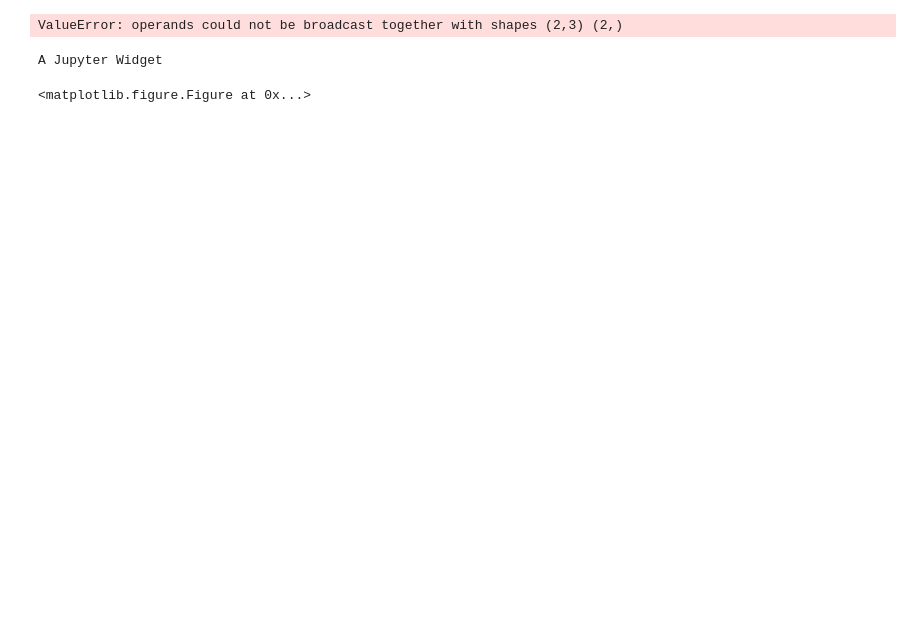
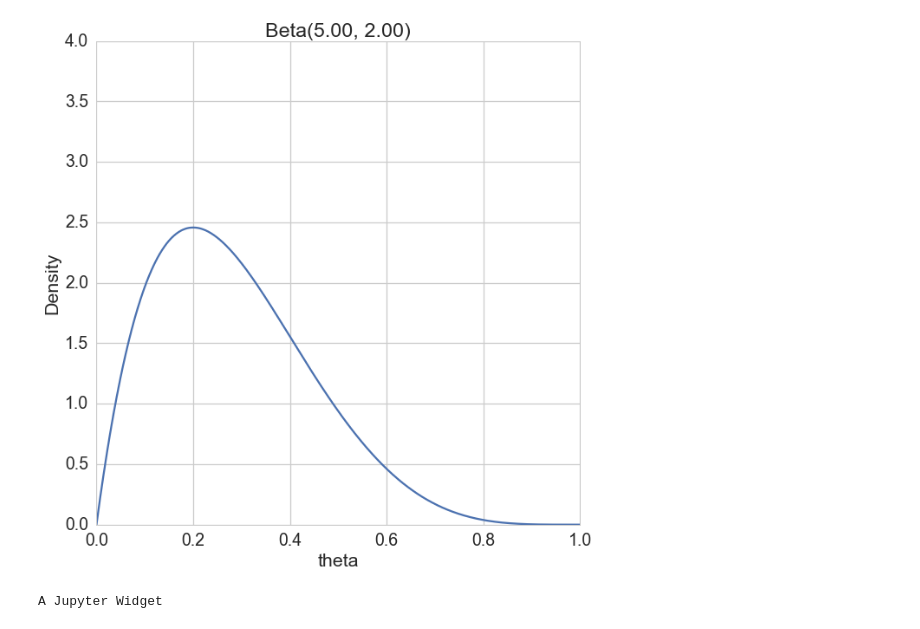
Before and after one commit to harvard-ml-courses/cs281-demos, a Jupyter notebook: Beta.ipynb, the cells around one changed output. Saved outputs shown, nothing was run; the diff lists cells and outputs as text; code cells hidden in the pictures; blank space fills up the shorter version.

```diff
--- a/Beta.ipynb
+++ b/Beta.ipynb
@@ -6,38 +6,36 @@ import numpy as np
 from scipy.special import gamma
 seaborn.set_context("talk", font_scale=1.5)
 seaborn.set_style("whitegrid")
-# %%
-np.array([[1,2,3], [1,2,3]]) ** np.array([1,2])
-# %% [output]
-ValueError: operands could not be broadcast together with shapes (2,3) (2,)
 # %%
 def dirichlet_partition(alphas):
     return gamma(alphas.sum()) / gamma(alphas).prod()
 # %%
 def beta_pdf(theta, alpha_0, alpha_1):
-    return dirichlet_partition(np.array(alpha_0, alpha_1)) * \
+    return gamma(alpha_0 + alpha_1) / (gamma(alpha_0) * gamma(alpha_1))* \
         (theta ** (alpha_1 -1)) * ( (1 - theta) ** (alpha_0-1))
 # %%
 def dirichlet_pdf(thetas, alphas):
     return dirichlet_partition(alphas) * \
          np.product([t ** (a-1) for t, a in zip(thetas, alphas)], axis=0)
 # %%
+%matplotlib inline
 eps = 1e-5
-%matplotlib inline
-
 def plot(alpha_0=1.0, alpha_1=1.0):
+    plt.figure(figsize=(10,10))
     theta = np.linspace(0+eps, 1-eps, 1000)
-    plt.figure(figsize=(10,10))
     f = plt.plot(theta, beta_pdf(theta, alpha_0, alpha_1))
     plt.title("Beta(%2.2f, %2.2f)"%(alpha_0, alpha_1))
     plt.ylabel("Density")
     plt.xlabel("theta")
     plt.ylim(0, 4)
     plt.show()
-interactive(plot, alpha_0=(0.0+eps, 5.0), alpha_1=(0.0+eps, 5.0))
+plot(5, 2)
 # %% [output]
-A Jupyter Widget
-<matplotlib.figure.Figure at 0x...>
+[figure, added]
+# %%
+interactive(plot, alpha_0=(0.0+eps, 5.0), alpha_1=(0.0+eps, 5.0))
+# %% [output]
+A Jupyter Widget
 # %%
 %matplotlib notebook
 
```
